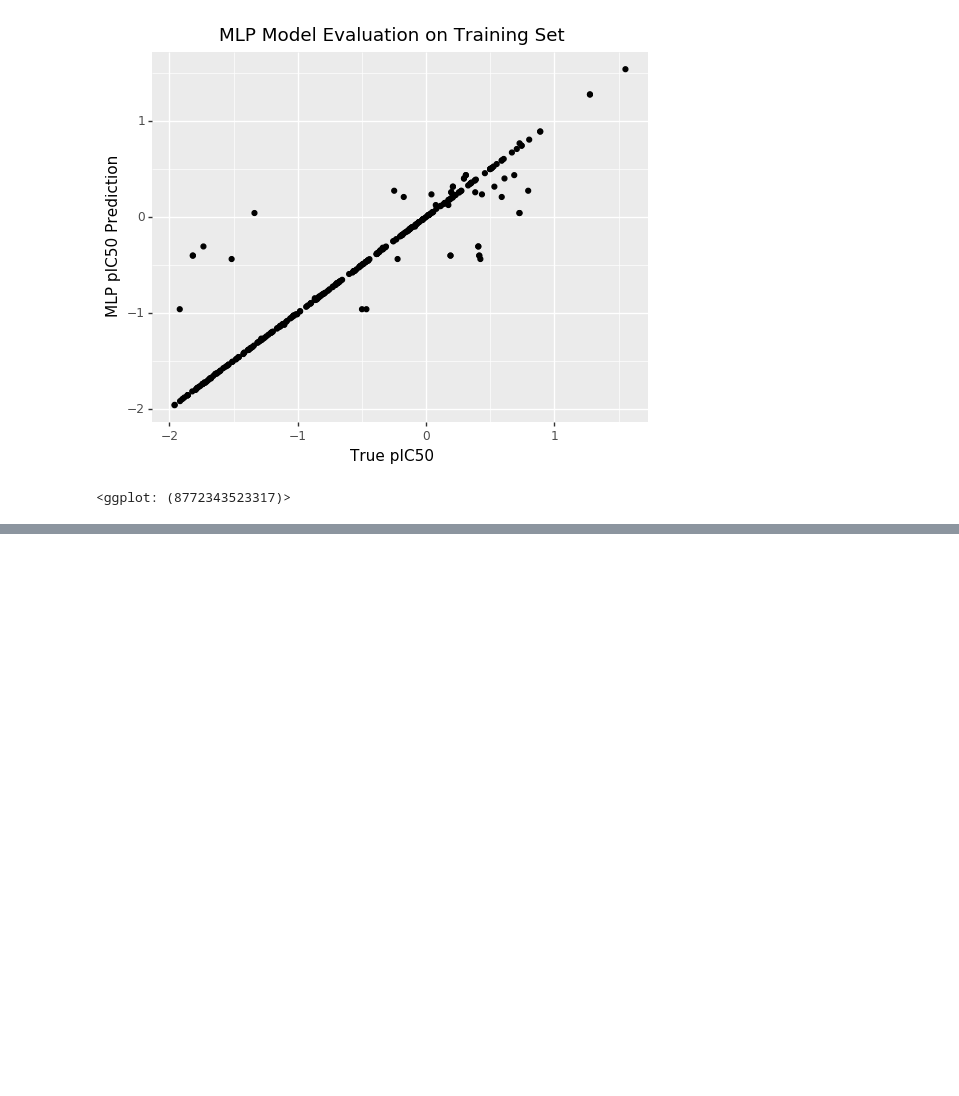
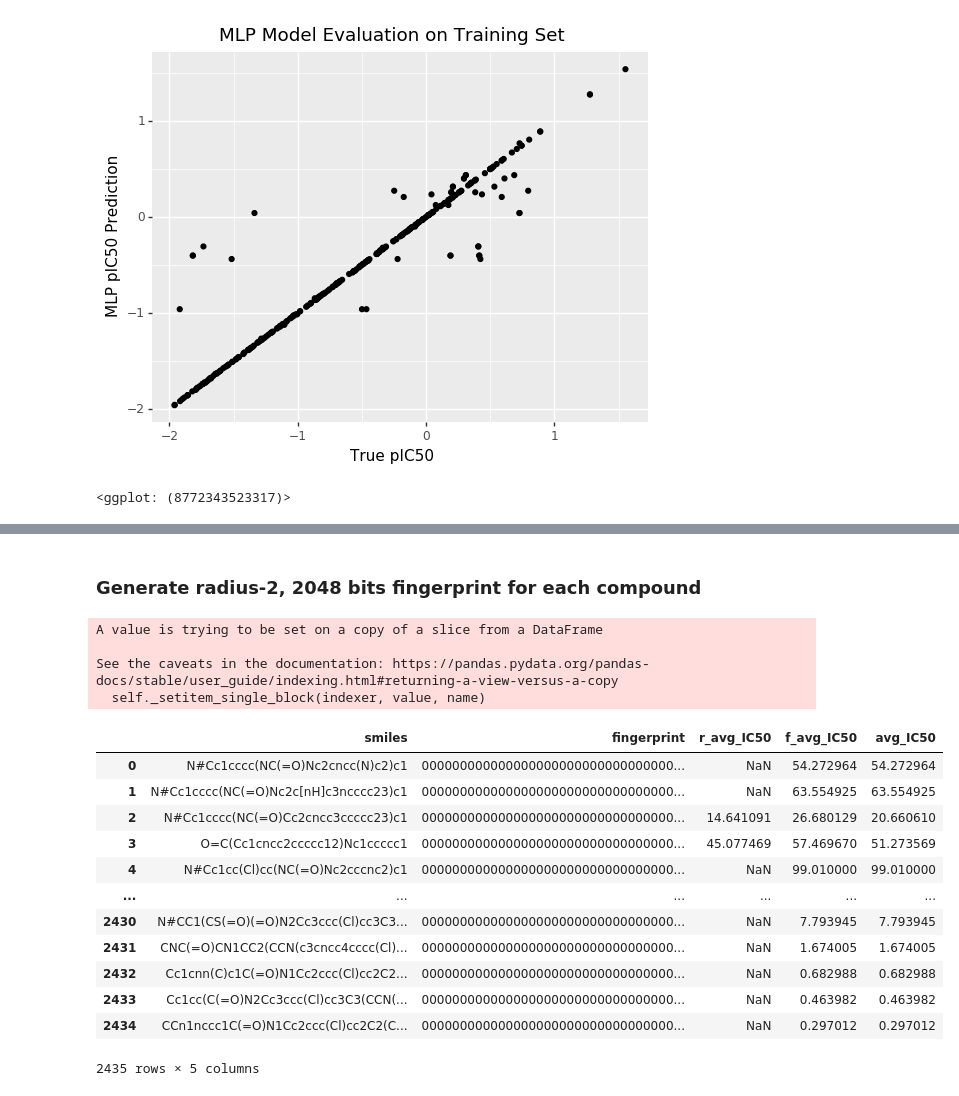
Before and after one commit to SABS-DataScienceForDrugDiscovery-9/COVID_moonshot_analysis, a Jupyter notebook: workflow_presentation.ipynb, the cells around one changed output, grey strips where cells are left out. Saved outputs shown, nothing was run; the diff lists cells and outputs as text; code cells hidden in the pictures; blank space fills up the shorter version.

```diff
--- a/workflow_presentation.ipynb
+++ b/workflow_presentation.ipynb
@@ -340,0 +354,17 @@ Test data RMS Error: 0.559
+# %%
+conn = sqlite3.connect("sabs_moonshot.db")
+data = pd.read_sql_query("""
+SELECT smiles, fingerprint, r_avg_IC50, f_avg_IC50
+FROM assays
+INNER JOIN compounds ON compounds.id = assays.compound_id
+WHERE assays.r_avg_IC50 != "" OR assays.f_avg_IC50 != "";
+""", conn)
+pd.to_numeric(data["r_avg_IC50"], errors='coerce')
+pd.to_numeric(data["f_avg_IC50"], errors='coerce')
+data["r_avg_IC50"] = data["r_avg_IC50"].replace("", np.NaN)
+data["f_avg_IC50"] = data["f_avg_IC50"].replace("", np.NaN)
+conn.close()
+data['avg_IC50'] = np.mean(data[["r_avg_IC50", "f_avg_IC50"]], axis=1).to_numpy()
+db=data
+
+db.head()
@@ -340,0 +378,34 @@ Test data RMS Error: 0.559
+# %% [markdown]
+### Generate radius-2, 2048 bits fingerprint for each compound
+# %%
+#Construct a binary fingerprint for each compound in the database
+db=data
+N=len(db)
+fps=[]
+db['fingerprint']=np.nan
+for i in range(N):
+    cur_smiles=db['smiles'].iloc[i]
+    cur_molecule=Chem.MolFromSmiles(cur_smiles)
+    cur_fps=AllChem.GetMorganFingerprintAsBitVect(cur_molecule,2,nBits=2048,useFeatures=False,useChirality=False)
+    fps.append(cur_fps)
+    new_str=''
+    db['fingerprint'].iloc[i]=''.join([str(i) for i in np.array(cur_fps)])
+db
+# %% [output]
+A value is trying to be set on a copy of a slice from a DataFrame
+
+See the caveats in the documentation: https://pandas.pydata.org/pandas-docs/stable/user_guide/indexing.html#returning-a-view-versus-a-copy
+  self._setitem_single_block(indexer, value, name)
+|  | smiles | fingerprint | r_avg_IC50 | f_avg_IC50 | avg_IC50 |
+| 0 | N#Cc1cccc(NC(=O)Nc2cncc(N)c2)c1 | 000000000000000000000000000000000... | NaN | 54.272964 | 54.272964 |
+| 1 | N#Cc1cccc(NC(=O)Nc2c[nH]c3ncccc23)c1 | 000000000000000000000000000000000... | NaN | 63.554925 | 63.554925 |
+| 2 | N#Cc1cccc(NC(=O)Cc2cncc3ccccc23)c1 | 000000000000000000000000000000000... | 14.641091 | 26.680129 | 20.660610 |
+| 3 | O=C(Cc1cncc2ccccc12)Nc1ccccc1 | 000000000000000000000000000000000... | 45.077469 | 57.469670 | 51.273569 |
+| 4 | N#Cc1cc(Cl)cc(NC(=O)Nc2cccnc2)c1 | 000000000000000000000000000000000... | NaN | 99.010000 | 99.010000 |
+| ... | ... | ... | ... | ... | ... |
+| 2430 | N#CC1(CS(=O)(=O)N2Cc3ccc(Cl)cc3C3... | 000000000000000000000000000000000... | NaN | 7.793945 | 7.793945 |
+| 2431 | CNC(=O)CN1CC2(CCN(c3cncc4cccc(Cl)... | 000000000000000000000000000000000... | NaN | 1.674005 | 1.674005 |
+| 2432 | Cc1cnn(C)c1C(=O)N1Cc2ccc(Cl)cc2C2... | 000000000000000000000000000000000... | NaN | 0.682988 | 0.682988 |
+| 2433 | Cc1cc(C(=O)N2Cc3ccc(Cl)cc3C3(CCN(... | 000000000000000000000000000000000... | NaN | 0.463982 | 0.463982 |
+| 2434 | CCn1nccc1C(=O)N1Cc2ccc(Cl)cc2C2(C... | 000000000000000000000000000000000... | NaN | 0.297012 | 0.297012 |
+2435 rows × 5 columns
```
Also changed, not shown: parts of 11 cells of this notebook.
